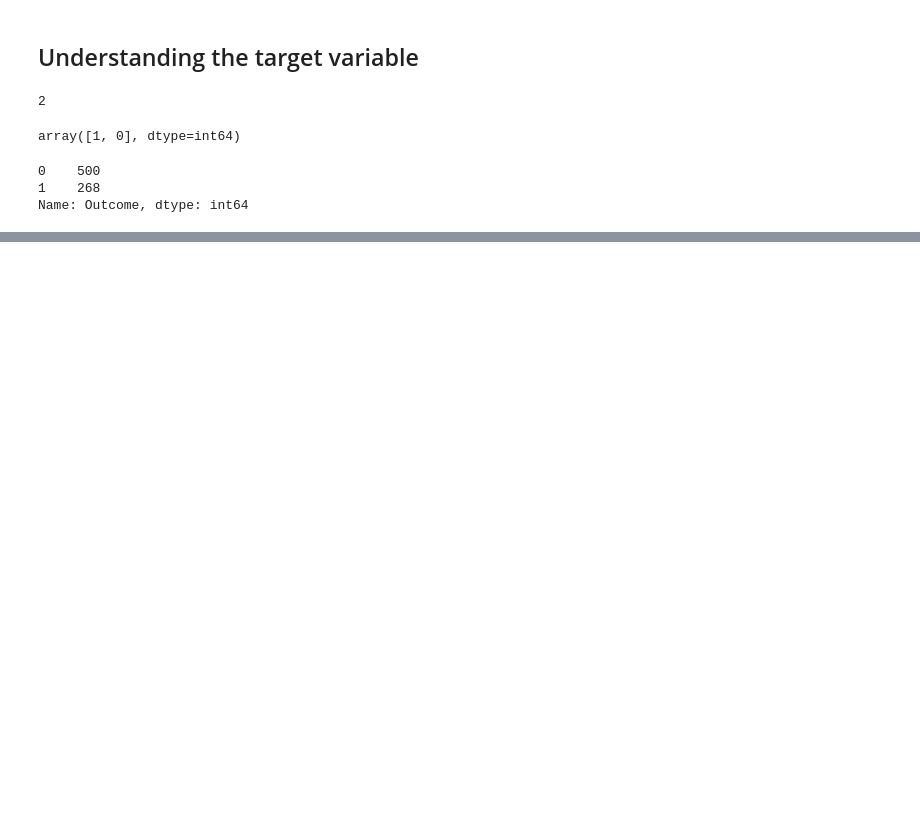
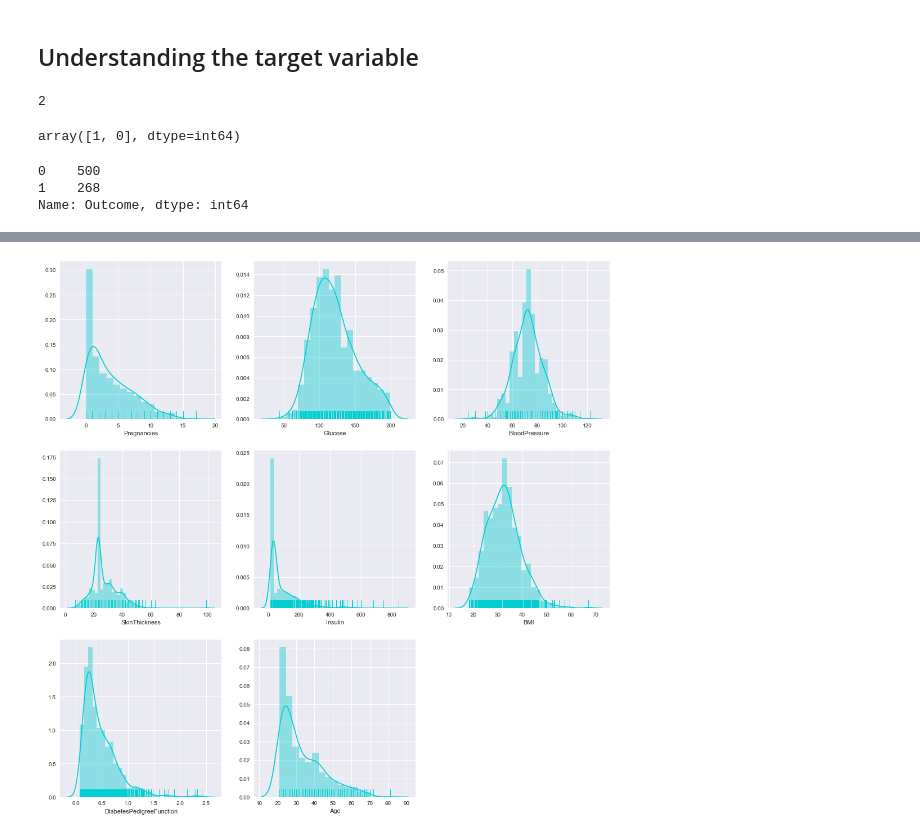
Before and after one commit to theakshaydas/PGP-AIML, a Jupyter notebook: CaseStudies/03-PimaDiabetes/Pima Diabetes - Case Study.ipynb, the cells around one changed output, grey strips where cells are left out. Cells and saved outputs as stored; diff of their text form; code cells hidden in the pictures; blank space fills up the shorter version.

```diff
--- a/CaseStudies/03-PimaDiabetes/Pima Diabetes - Case Study.ipynb
+++ b/CaseStudies/03-PimaDiabetes/Pima Diabetes - Case Study.ipynb
@@ -28,7 +31,7 @@ import seaborn as sns
 # %%
 # Configure for any default setting of any library
 %matplotlib inline
-sns.set(style='whitegrid', palette='deep', font='sans-serif', font_scale=1, color_codes=True)
+sns.set(style='darkgrid', palette='deep', font='sans-serif', font_scale=1, color_codes=True)
 # %% [markdown]
 **Comments**
 >- **``%matplotlib inline``** sets the backend of matplotlib to the 'inline' backend: With this backend, the output of plotting commands is displayed inline without needing to call plt.show() every time a data is plotted.
@@ -180,0 +281,10 @@ pima.head()
+# %%
+# Check for distribution orientation
+plt.figure(figsize=(17.5,17.5))
+index = 1
+for col in pima.columns[:-1]:
+    plt.subplot(3,3,index)
+    sns.distplot(pima[col], rug=True, kde=True, color='darkturquoise')
+    index += 1
+# %% [output]
+[figure, added]
```
Also changed, not shown: parts of 43 cells of this notebook.
